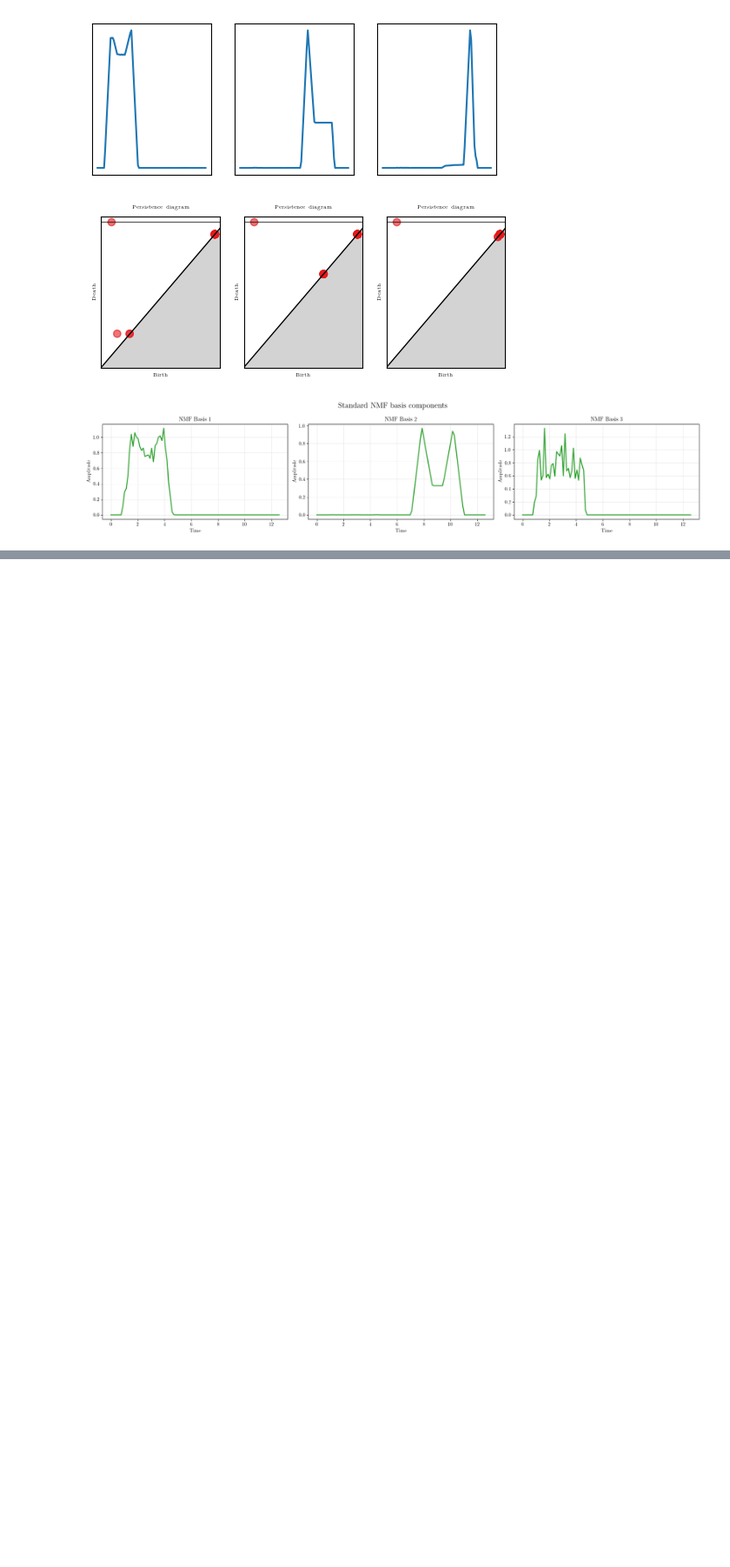
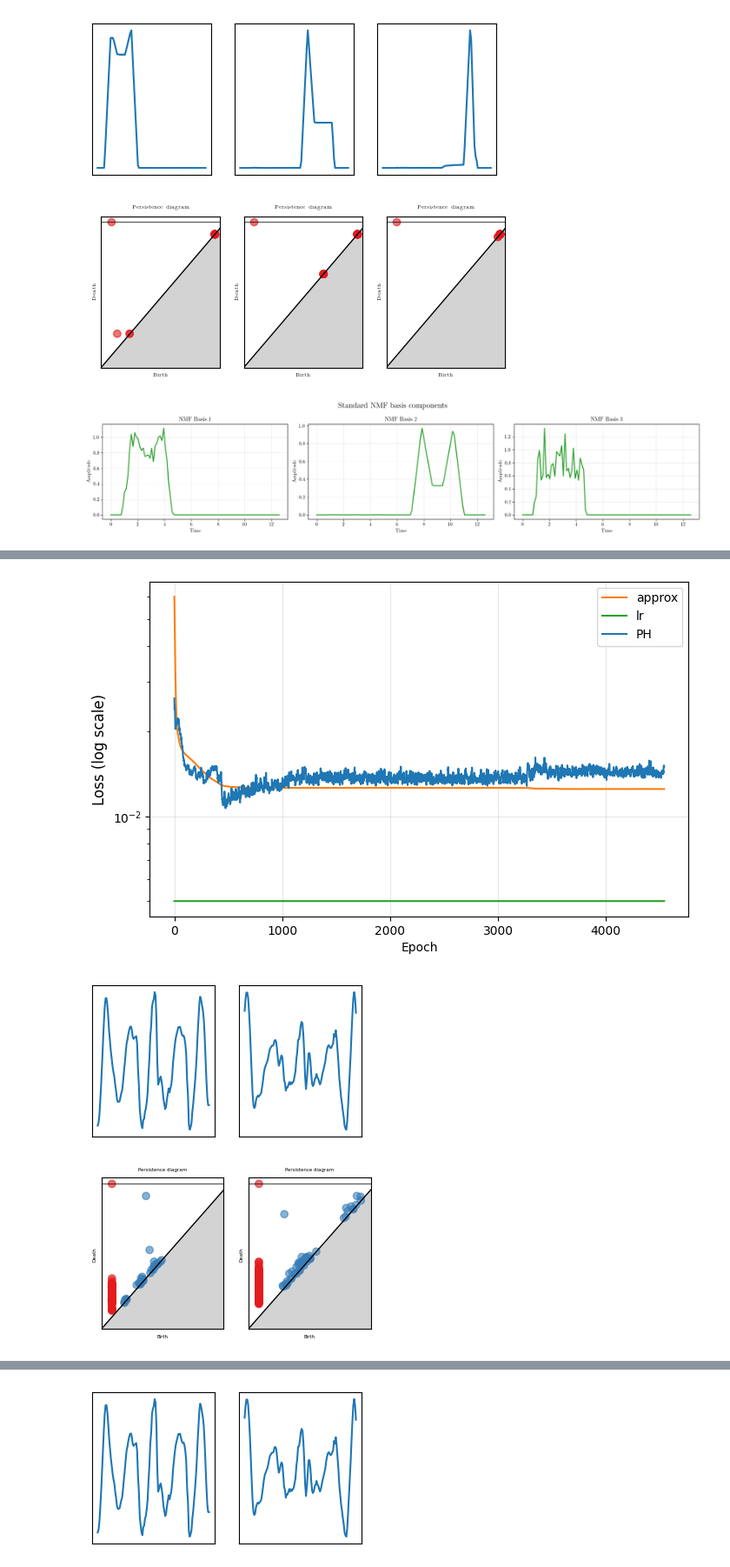
Before and after one commit to shizuo-kaji/TopNMF, a Jupyter notebook: notebook/1DSignal.ipynb, the cells around one changed output, grey strips where cells are left out. Shown at 87% size. Drawn from its saved outputs; the diff is of its cells as text; code cells hidden in the pictures; blank space fills up the shorter version.

```diff
--- a/notebook/1DSignal.ipynb
+++ b/notebook/1DSignal.ipynb
@@ -264,0 +356,38 @@ plt.show()
+# %%
+# 3. Fit Top-NMF on Gait Data
+if X_gait is not None:
+    n_components_gait = 2
+    embedding_dim_gait = 10
+    target_periodicity_gait = [1.0] + [None] * (n_components_gait - 1)
+
+    model_gait = TopologicalNMF(
+        n_components=n_components_gait,
+        device=device,
+        random_state=42,
+        use_embedding=True,
+    )
+
+    monitor_gait = FitMonitor(
+        show=["loss", "basis", "PH"],
+        interval=100,
+        grid=(1, n_components_gait),
+    )
+
+    model_gait.fit(
+        X_gait,
+        n_iterations=5000,
+        lr=0.005,
+        lambda_apx=1.0,
+        lambda_top=0.01,
+        target_periodicity=target_periodicity_gait,
+        start_epoch_topological=0,
+        embedding_dim=embedding_dim_gait,
+        n_periods=5,
+        init_method="nndsvda",
+        verbose=False,
+        monitor=monitor_gait,
+    )
+# %% [output]
+[figure, added]
+[figure, added]
+[figure, added]
@@ -264,0 +395 @@ plt.show()
+[figure, added]
```
Also changed, not shown: parts of 6 cells of this notebook.
